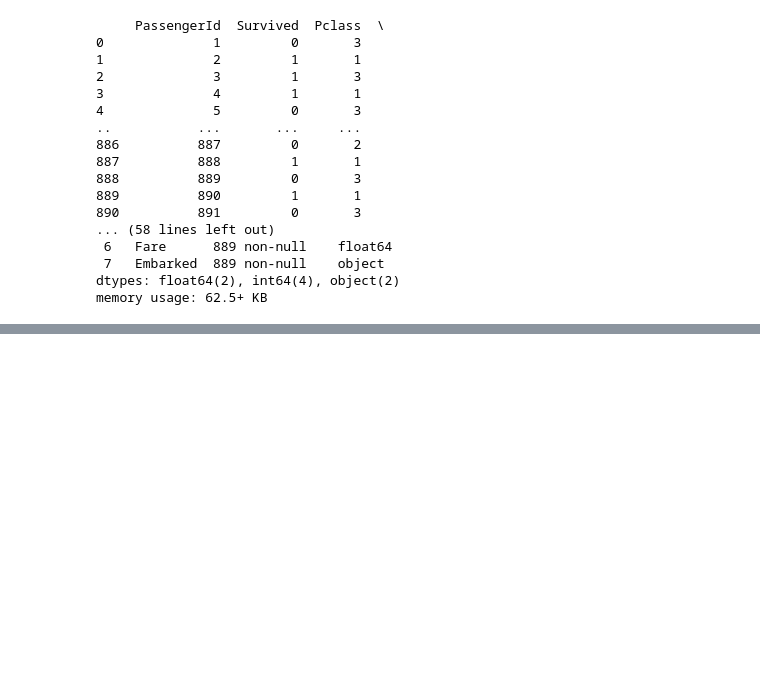
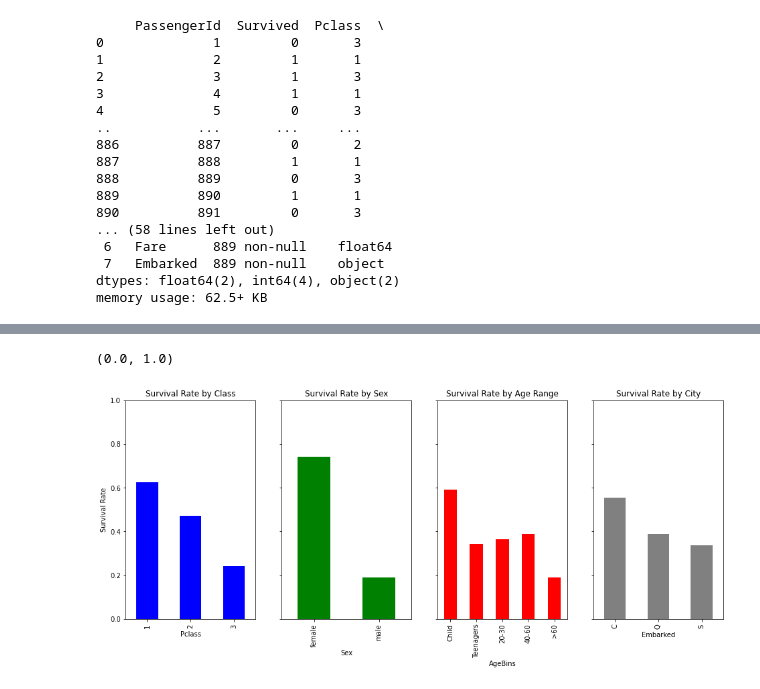
Before and after one commit to danm00nster/zaliczenie_IDW, a Jupyter notebook: Zaliczenie_IWD_Daniel_Kwiecinski.ipynb, the cells around one changed output, grey strips where cells are left out. Drawn from its saved outputs; the diff is of its cells as text; code cells hidden in the pictures; blank space fills up the shorter version.

```diff
--- a/Zaliczenie_IWD_Daniel_Kwiecinski.ipynb
+++ b/Zaliczenie_IWD_Daniel_Kwiecinski.ipynb
@@ -717,0 +703,22 @@ ValueError: ignored
+# %%
+titanic['AgeBins']=pd.cut(titanic['Age'],[0,15,20,40,60,80], labels=['Child','Teenagers','20-30','40-60','>60'])
+# %%
+survived_by_class = titanic.groupby('Pclass')['Survived'].mean()
+survived_by_age = titanic.groupby('AgeBins')['Survived'].mean()
+survived_by_sex = titanic.groupby('Sex')['Survived'].mean()
+survived_by_city = titanic.groupby('Embarked')['Survived'].mean()
+# %%
+fig, (axis1,axis2,axis3,axis4) = plt.subplots(1, 4, figsize=(16,6))
+
+ax = survived_by_class.plot.bar(ax=axis1, color='blue', title='Survival Rate by Class', sharey=True)
+ax.set_ylabel('Survival Rate')
+ax.set_ylim(0.0,1.0)
+ax = survived_by_sex.plot.bar(ax=axis2, color='green', title='Survival Rate by Sex', sharey=True)
+ax.set_ylim(0.0,1.0)
+ax = survived_by_age.plot.bar(ax=axis3, color='red', title='Survival Rate by Age Range', sharey=True)
+ax.set_ylim(0.0,1.0)
+ax = survived_by_city.plot.bar(ax=axis4, color='gray', title='Survival Rate by City', sharey=True)
+ax.set_ylim(0.0,1.0)
+# %% [output]
+(0.0, 1.0)
+[figure, added]
```
Also changed, not shown: parts of 8 cells of this notebook.
